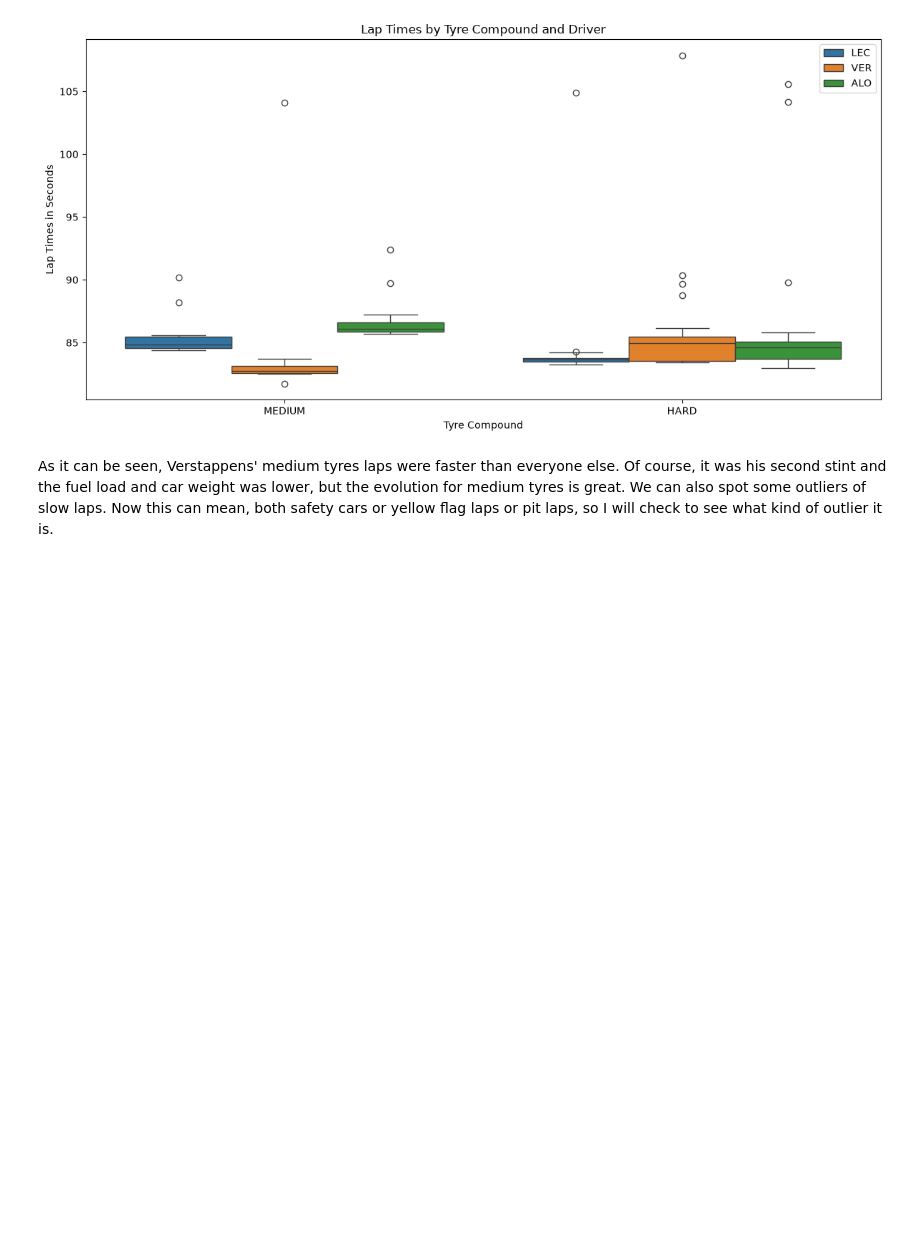
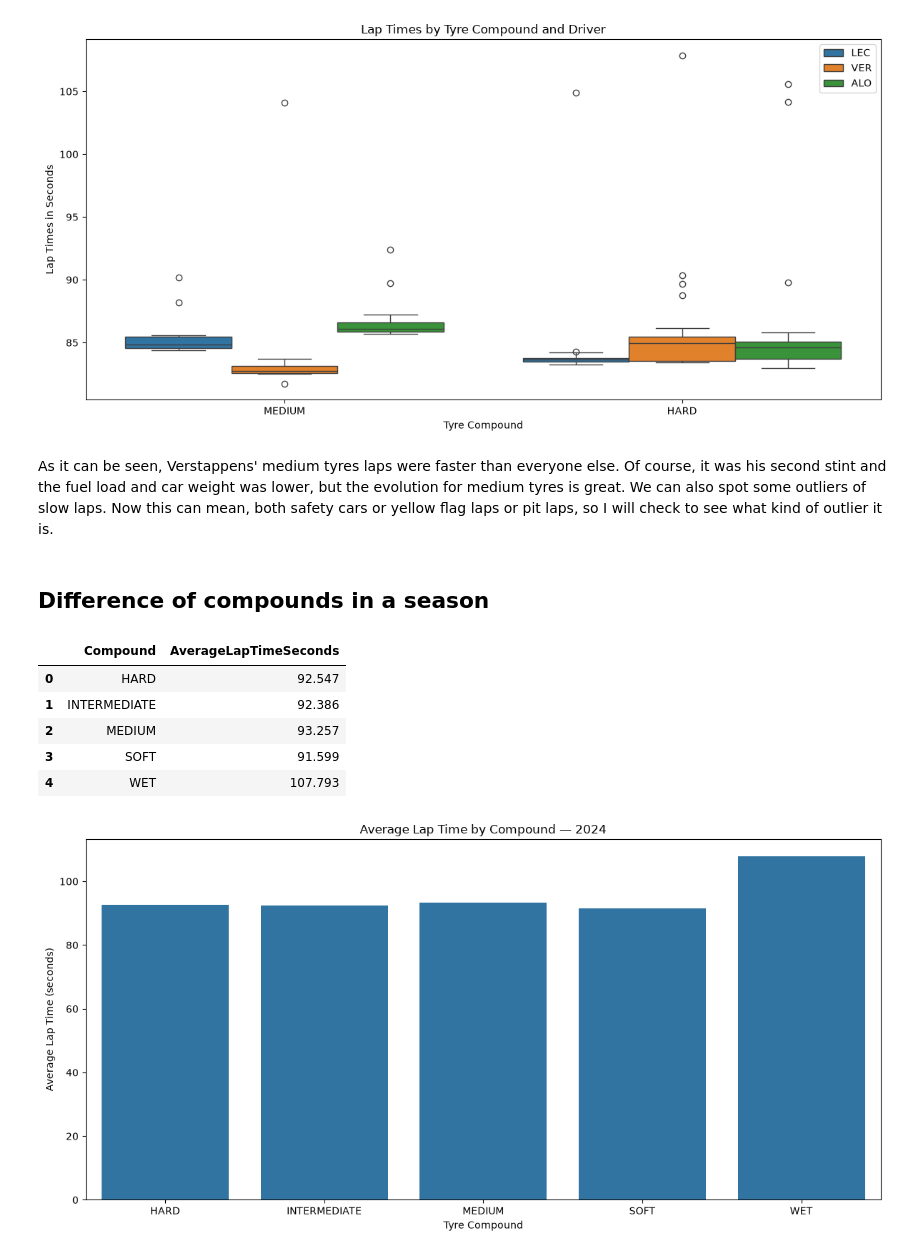
Before and after one commit to jarimbafrancisco-arch/F1-Lap-Time-Prediction, a Jupyter notebook: notebooks/02_EDA.ipynb, the cells around one changed output. Drawn from its saved outputs; the diff is of its cells as text; code cells hidden in the pictures; blank space fills up the shorter version.

```diff
--- a/notebooks/02_EDA.ipynb
+++ b/notebooks/02_EDA.ipynb
@@ -474,5 +492,41 @@ plt.show()
 [figure]
 # %% [markdown]
 As it can be seen, Verstappens' medium tyres laps were faster than everyone else. Of course, it was his second stint and the fuel load and car weight was lower, but the evolution for medium tyres is great. We can also spot some outliers of slow laps. Now this can mean, both safety cars or yellow flag laps or pit laps, so I will check to see what kind of outlier it is.
+# %% [markdown]
+## Difference of compounds in a season
+# %%
+select_season = 2024
+season_laps = laps[laps["Season"] == select_season].copy()
+season_laps["LapTimeSeconds"] = season_laps["LapTime"].dt.total_seconds()
+
+compound_averages = (
+    season_laps.groupby("Compound")["LapTimeSeconds"]
+    .mean()
+    .round(3)
+    .reset_index(name="AverageLapTimeSeconds")
+)
+
+display(compound_averages)
+
+plt.figure(figsize=(12, 6))
+sns.barplot(
+    data=compound_averages,
+    x="Compound",
+    y="AverageLapTimeSeconds"
+)
+
+plt.xlabel("Tyre Compound")
+plt.ylabel("Average Lap Time (seconds)")
+plt.title(f"Average Lap Time by Compound — {select_season}")
+plt.tight_layout()
+plt.show()
+# %% [output]
+|  | Compound | AverageLapTimeSeconds |
+| 0 | HARD | 92.547 |
+| 1 | INTERMEDIATE | 92.386 |
+| 2 | MEDIUM | 93.257 |
+| 3 | SOFT | 91.599 |
+| 4 | WET | 107.793 |
+[figure, added]
 # %% [markdown]
 ## Conclusion
```
Also changed, not shown: parts of 5 cells of this notebook, 8 other files.
